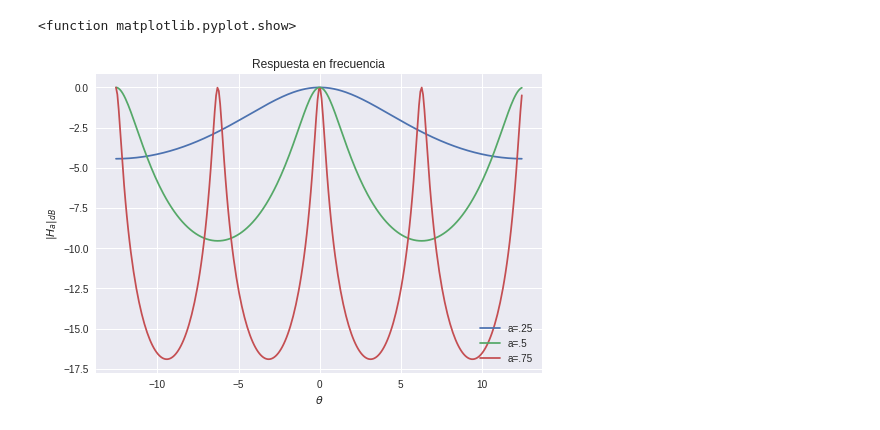
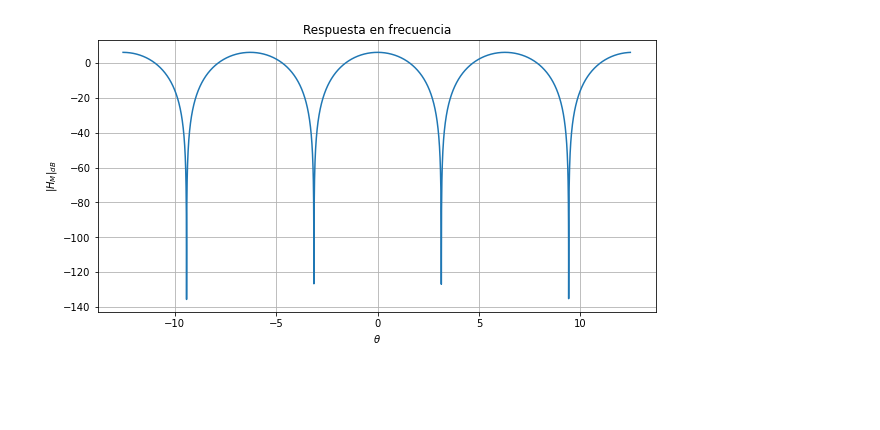
Before and after one commit to seys-fing/scripts, a Jupyter notebook: seys_07_DTFT.ipynb, the cells around one changed output. Saved outputs shown, nothing was run; the diff lists cells and outputs as text; code cells hidden in the pictures; blank space fills up the shorter version.

```diff
--- a/seys_07_DTFT.ipynb
+++ b/seys_07_DTFT.ipynb
@@ -56,0 +16,19 @@ for r in rs:
+# %%
+N = 10
+n = np.linspace(-N, N, 2 * N + 1)
+t = np.linspace(-N, N, 200 * N + 1)
+# rs = [0, 2, 1 / 8, 15 / 8, 1 / 4, 7 / 4, 1 / 2, 3 / 2, 1, -1]
+rs = ['0', '2', '1/8', '15/8', '1/4', '7/4', '1/2', '3/2', '1', '-1']
+fig = plt.figure(figsize=(20, 20))
+for k, rs in enumerate(rs):
+    r = eval(rs)
+    z = np.cos(n * np.pi * r)
+    zt = np.cos(t * np.pi * r)
+    plt.subplot(5, 2, k + 1)
+    plt.stem(n, z)
+    plt.plot(t, zt, ':y')
+    plt.title('$\cos$($\pi$ n ' + str(rs) + ')')
+    plt.ylim(-1.1, 1.1)
+    plt.grid()
+#     print(k)
+#     plt.show()
@@ -97,28 +134,14 @@ NameError: ignored
 # %%
-# Importar funciones necesarias
-from scipy import signal
-import numpy as np
-import matplotlib.pyplot as plt
-import warnings
-warnings.filterwarnings('ignore')
+w = np.linspace(-4 * np.pi + .01, 4 * np.pi - 0.1, 7231)
 
-w=np.linspace(-4*np.pi+.01, 4*np.pi-0.1, 301)
-a=.25
-H=(1-a)/(1-a* np.exp(-1.j* a* w))
-plt.plot(w,20*np.log10(np.abs(H)))
-a=.5
-H=(1-a)/(1-a* np.exp(-1.j* a* w))
+a = 1
+H = a * (1 + np.cos(w))
 
-plt.plot(w,20*np.log10(np.abs(H)))
-a=.75
-H=(1-a)/(1-a* np.exp(-1.j* w))
-plt.plot(w,20*np.log10(np.abs(H)))
+plt.plot(w, 20 * np.log10(np.abs(H)))
 plt.title('Respuesta en frecuencia')
 plt.xlabel(r'$\theta$')
-plt.ylabel(r'$|H_a|_{dB}$')
-
-plt.legend(['a=.25','a=.5','a=.75'],loc='lower right')
-plt.show
+plt.ylabel(r'$|H_M|_{dB}$')
+plt.grid()
+plt.show()
 # %% [output]
-<function matplotlib.pyplot.show>
-[figure, old version]
+[figure, new version]
```
Also changed, not shown: parts of 11 cells of this notebook.
